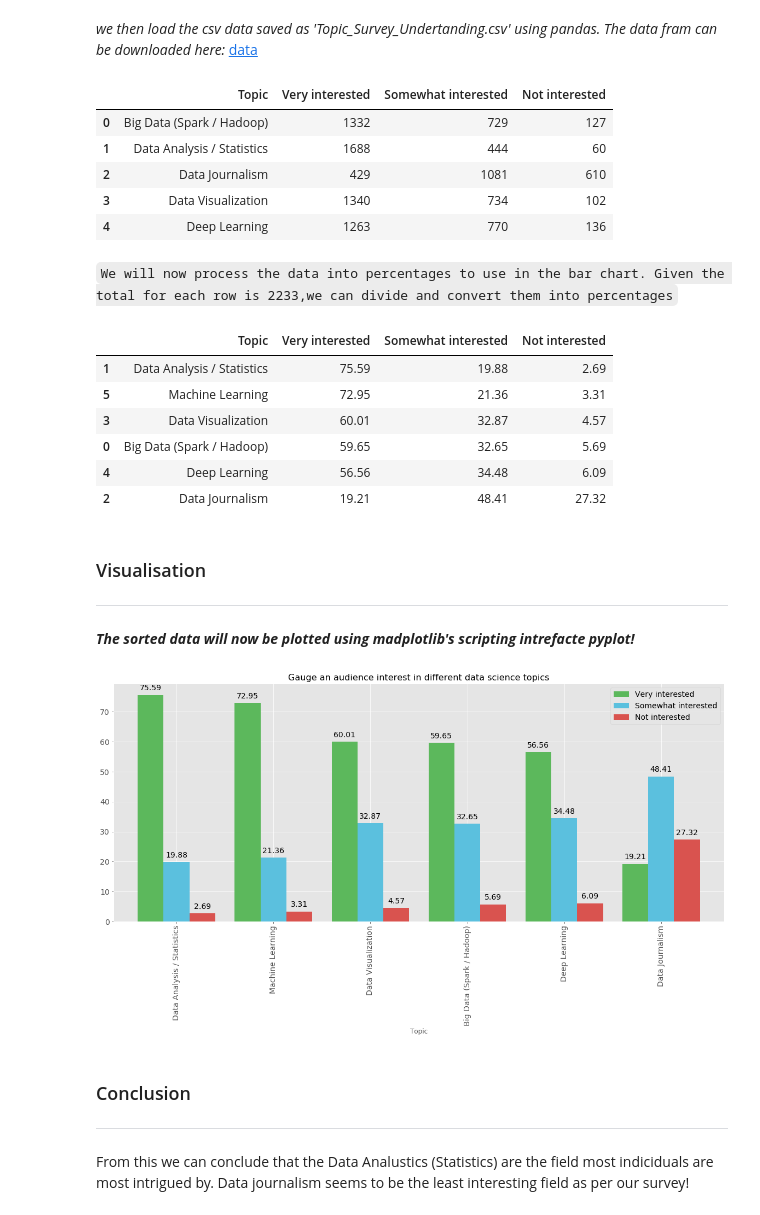
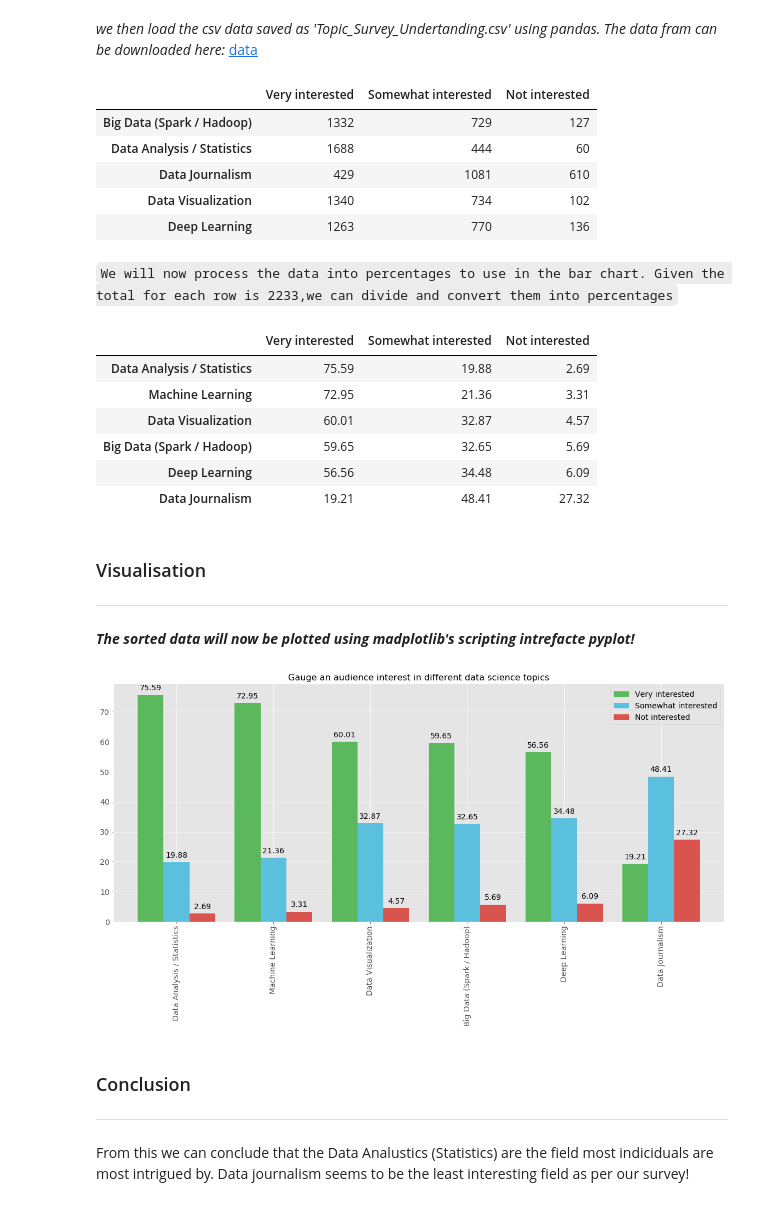
Before and after one commit to daggy1234/Data-Science, a Jupyter notebook: Analysing data science intrest.ipynb, the cells around one changed output. Drawn from its saved outputs; the diff is of its cells as text; code cells hidden in the pictures.

```diff
--- a/Analysing data science intrest.ipynb
+++ b/Analysing data science intrest.ipynb
@@ -27,16 +27,15 @@ import numpy as np
 *we then load the csv data saved as 'Topic_Survey_Undertanding.csv' using pandas.
 The data fram can be downloaded here:* [data](https://cocl.us/datascience_survey_data)
 # %%
-df = pd.read_csv('Topic_Survey_Assignment.csv')
-df.rename(columns={'Unnamed: 0':'Topic'},inplace=True)
+df = pd.read_csv('Topic_Survey_Assignment.csv',index_col=0)
 df.head()
 # %% [output]
-|  | Topic | Very interested | Somewhat interested | Not interested |
-| 0 | Big Data (Spark / Hadoop) | 1332 | 729 | 127 |
-| 1 | Data Analysis / Statistics | 1688 | 444 | 60 |
-| 2 | Data Journalism | 429 | 1081 | 610 |
-| 3 | Data Visualization | 1340 | 734 | 102 |
-| 4 | Deep Learning | 1263 | 770 | 136 |
+|  | Very interested | Somewhat interested | Not interested |
+| Big Data (Spark / Hadoop) | 1332 | 729 | 127 |
+| Data Analysis / Statistics | 1688 | 444 | 60 |
+| Data Journalism | 429 | 1081 | 610 |
+| Data Visualization | 1340 | 734 | 102 |
+| Deep Learning | 1263 | 770 | 136 |
 # %% [markdown]
 `We will now process the data into percentages to use in the bar chart.
 Given the total for each row is 2233,we can divide and convert them into percentages`
@@ -48,13 +47,13 @@ df
 #sorted_frame = rounded.sort('Very interested',ascending=False)
 #sorted_frame
 # %% [output]
-|  | Topic | Very interested | Somewhat interested | Not interested |
-| 1 | Data Analysis / Statistics | 75.59 | 19.88 | 2.69 |
-| 5 | Machine Learning | 72.95 | 21.36 | 3.31 |
-| 3 | Data Visualization | 60.01 | 32.87 | 4.57 |
-| 0 | Big Data (Spark / Hadoop) | 59.65 | 32.65 | 5.69 |
-| 4 | Deep Learning | 56.56 | 34.48 | 6.09 |
-| 2 | Data Journalism | 19.21 | 48.41 | 27.32 |
+|  | Very interested | Somewhat interested | Not interested |
+| Data Analysis / Statistics | 75.59 | 19.88 | 2.69 |
+| Machine Learning | 72.95 | 21.36 | 3.31 |
+| Data Visualization | 60.01 | 32.87 | 4.57 |
+| Big Data (Spark / Hadoop) | 59.65 | 32.65 | 5.69 |
+| Deep Learning | 56.56 | 34.48 | 6.09 |
+| Data Journalism | 19.21 | 48.41 | 27.32 |
 # %% [markdown]
 ### Visualisation
 --------
@@ -62,19 +61,19 @@ df
 # %%
 %matplotlib inline
 #df[['Very interested','Somewhat interested','Not interested']]
 tick = df[['Very interested','Somewhat interested','Not interested']]
-ax = df.plot(kind='bar',x='Topic',color=['#5cb85c','#5bc0de','#d9534f'],width=0.8,figsize=(20,8),fontsize=14)
+ax = df.plot(kind='bar',color=['#5cb85c','#5bc0de','#d9534f'],width=0.8,figsize=(20,8),fontsize=14)
 
 ax.legend(fontsize=14)
 ax.set_title('Gauge an audience interest in different data science topics',fontsize=16)
 rects = ax.patches
 for e in rects:
     height = e.get_height()
     rndheight = round(height,2)
     ax.text(e.get_x() + e.get_width() / 2, height +1, s = str(rndheight),
             ha='center', va='bottom',fontsize=14)
 # %% [output]
-[figure, old version]
+[figure, new version]
 # %% [markdown]
 ### Conclusion
 ------------
```
